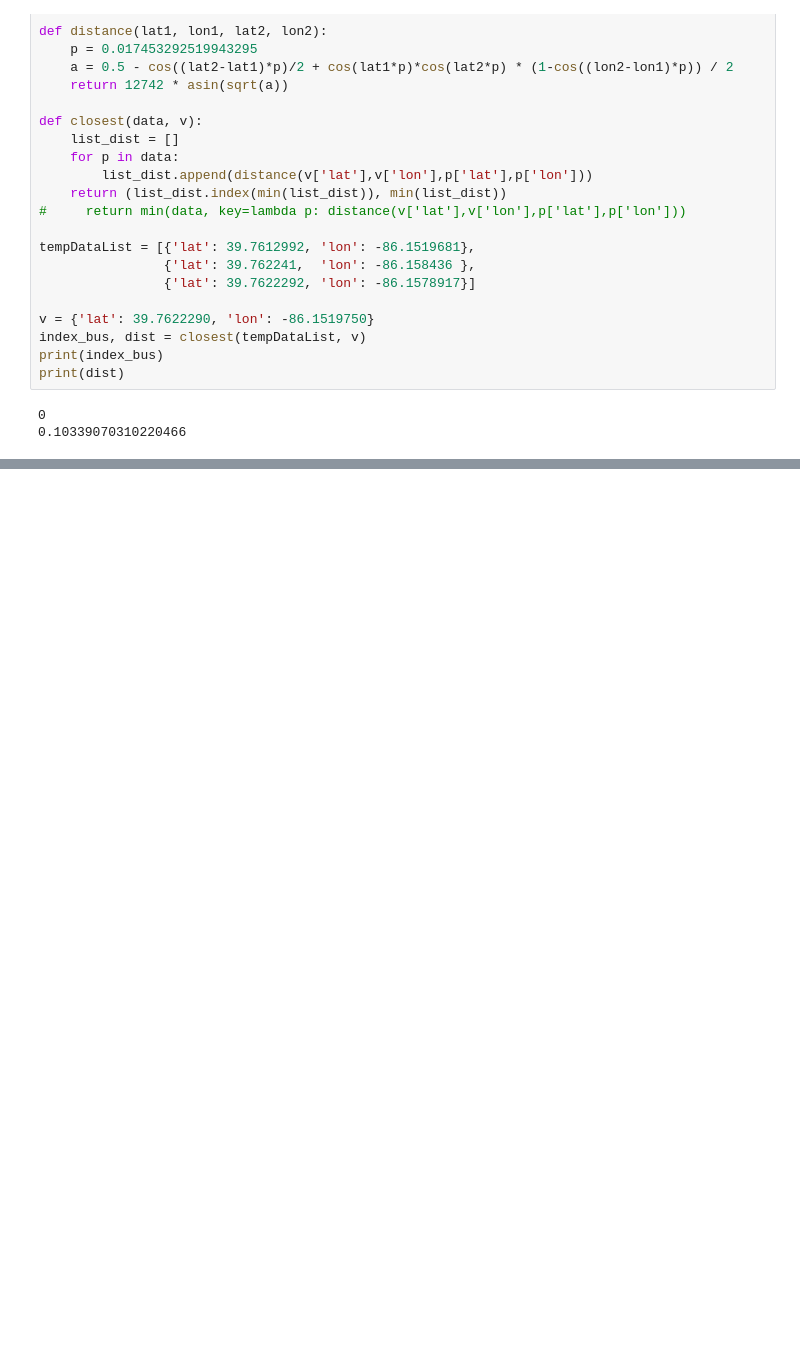
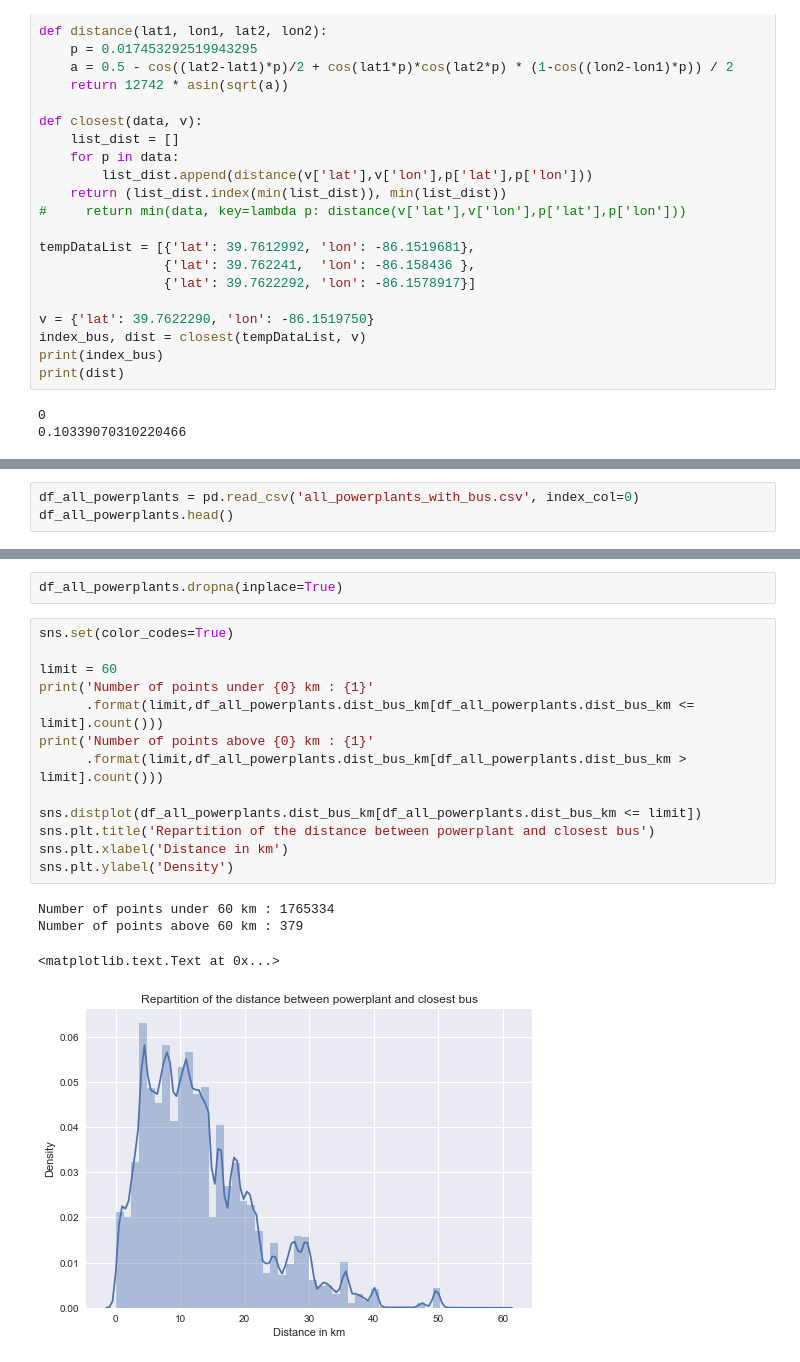
Before and after one commit to sebsa2/ALproject, a Jupyter notebook: associate_powerplants_and_buses.ipynb, the cells around one changed output, grey strips where cells are left out. Drawn from its saved outputs; the diff is of its cells as text; blank space fills up the shorter version.

Commit message:
Finished powerplants and buses association

```diff
--- a/associate_powerplants_and_buses.ipynb
+++ b/associate_powerplants_and_buses.ipynb
@@ -200,0 +200,3 @@ df_all_powerplants.head()
+# %%
+df_all_powerplants = pd.read_csv('all_powerplants_with_bus.csv', index_col=0)
+df_all_powerplants.head()
@@ -200,0 +222,20 @@ df_all_powerplants.head()
+# %%
+df_all_powerplants.dropna(inplace=True)
+# %%
+sns.set(color_codes=True)
+
+limit = 60
+print('Number of points under {0} km : {1}'
+      .format(limit,df_all_powerplants.dist_bus_km[df_all_powerplants.dist_bus_km <= limit].count()))
+print('Number of points above {0} km : {1}'
+      .format(limit,df_all_powerplants.dist_bus_km[df_all_powerplants.dist_bus_km > limit].count()))
+
+sns.distplot(df_all_powerplants.dist_bus_km[df_all_powerplants.dist_bus_km <= limit])
+sns.plt.title('Repartition of the distance between powerplant and closest bus')
+sns.plt.xlabel('Distance in km')
+sns.plt.ylabel('Density')
+# %% [output]
+Number of points under 60 km : 1765334
+Number of points above 60 km : 379
+<matplotlib.text.Text at 0x...>
+[figure, added]
```
Also changed, not shown: parts of 8 cells of this notebook.
